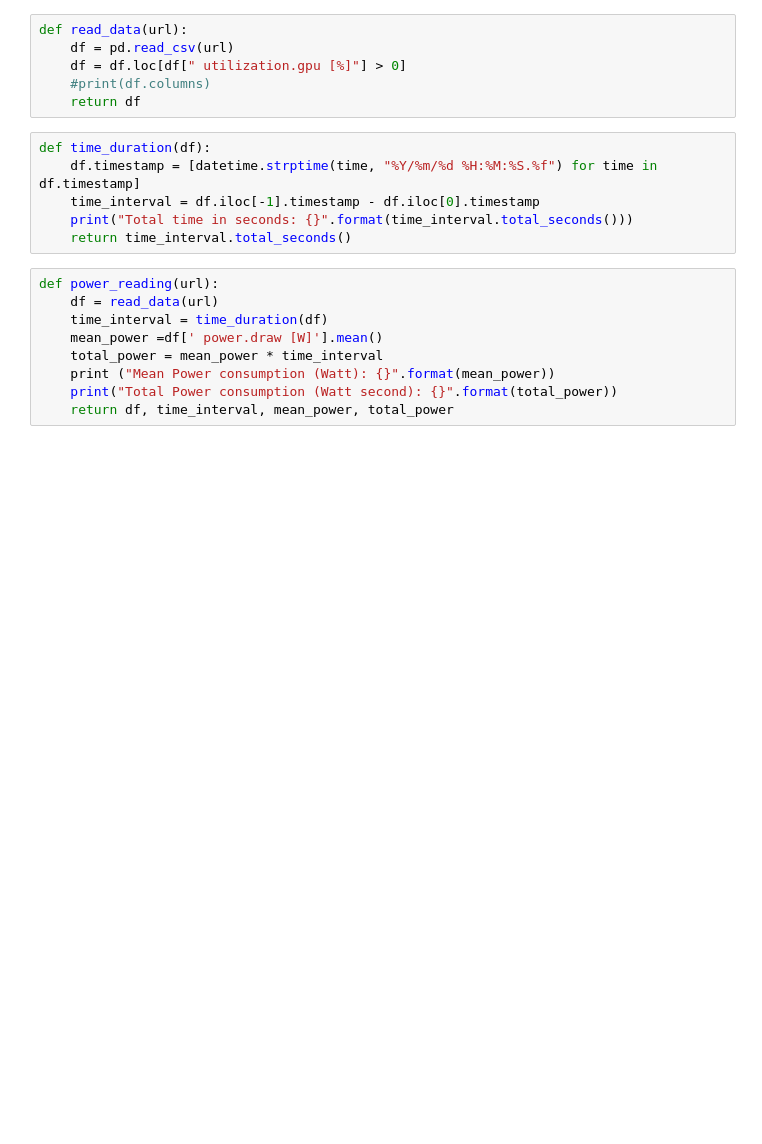
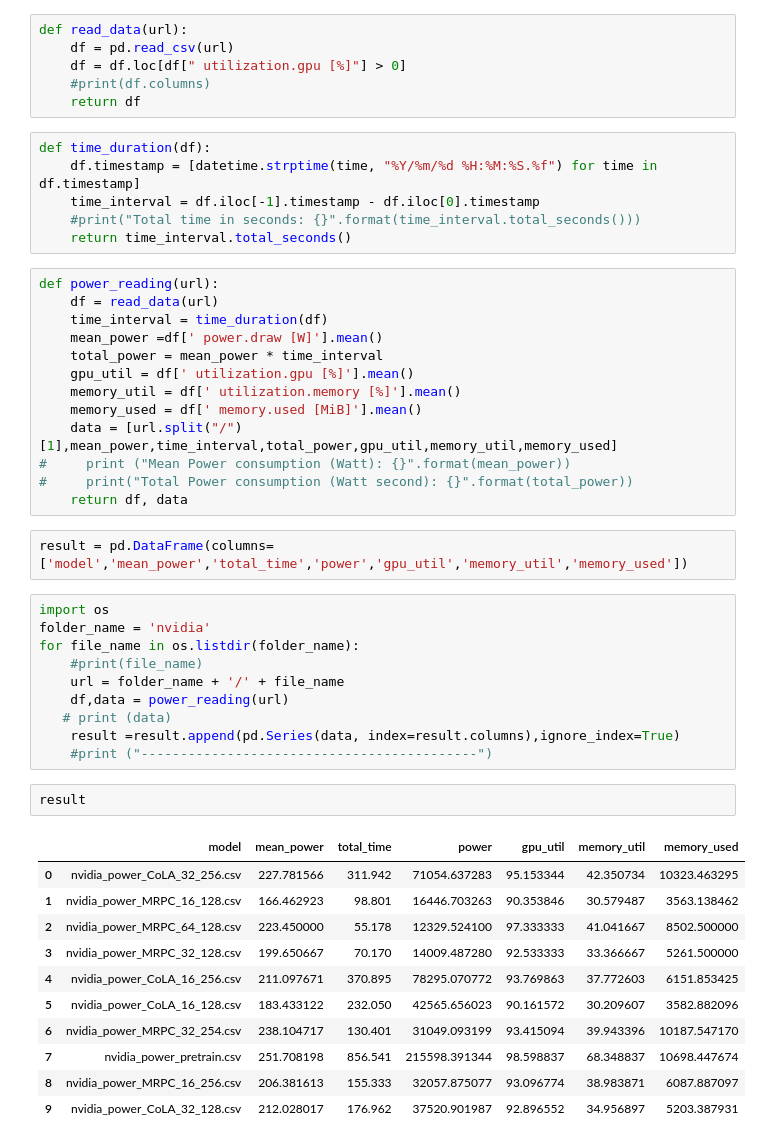
Before and after one commit to MScDissertation/NLP, a Jupyter notebook: nvidia-smi-data.ipynb, the cells around one changed output. Drawn from its saved outputs; the diff is of its cells as text; blank space fills up the shorter version.

```diff
--- a/nvidia-smi-data.ipynb
+++ b/nvidia-smi-data.ipynb
@@ -17,7 +18,7 @@ def read_data(url):
 def time_duration(df):
     df.timestamp = [datetime.strptime(time, "%Y/%m/%d %H:%M:%S.%f") for time in df.timestamp]
     time_interval = df.iloc[-1].timestamp - df.iloc[0].timestamp
-    print("Total time in seconds: {}".format(time_interval.total_seconds()))
+    #print("Total time in seconds: {}".format(time_interval.total_seconds()))
     return time_interval.total_seconds()
 # %%
 def power_reading(url):
@@ -25,7 +26,37 @@ def power_reading(url):
     time_interval = time_duration(df)
     mean_power =df[' power.draw [W]'].mean()
     total_power = mean_power * time_interval
-    print ("Mean Power consumption (Watt): {}".format(mean_power))
-    print("Total Power consumption (Watt second): {}".format(total_power))
-    return df, time_interval, mean_power, total_power
+    gpu_util = df[' utilization.gpu [%]'].mean()
+    memory_util = df[' utilization.memory [%]'].mean()
+    memory_used = df[' memory.used [MiB]'].mean()
+    data = [url.split("/")[1],mean_power,time_interval,total_power,gpu_util,memory_util,memory_used]
+#     print ("Mean Power consumption (Watt): {}".format(mean_power))
+#     print("Total Power consumption (Watt second): {}".format(total_power))
+    return df, data
+# %%
+result = pd.DataFrame(columns=['model','mean_power','total_time','power','gpu_util','memory_util','memory_used'])
+# %%
+import os
+folder_name = 'nvidia'
+for file_name in os.listdir(folder_name):
+    #print(file_name)
+    url = folder_name + '/' + file_name
+    df,data = power_reading(url)
+   # print (data)
+    result =result.append(pd.Series(data, index=result.columns),ignore_index=True)
+    #print ("-------------------------------------------")
+# %%
+result
+# %% [output]
+|  | model | mean_power | total_time | power | gpu_util | memory_util | memory_used |
+| 0 | nvidia_power_CoLA_32_256.csv | 227.781566 | 311.942 | 71054.637283 | 95.153344 | 42.350734 | 10323.463295 |
+| 1 | nvidia_power_MRPC_16_128.csv | 166.462923 | 98.801 | 16446.703263 | 90.353846 | 30.579487 | 3563.138462 |
+| 2 | nvidia_power_MRPC_64_128.csv | 223.450000 | 55.178 | 12329.524100 | 97.333333 | 41.041667 | 8502.500000 |
+| 3 | nvidia_power_MRPC_32_128.csv | 199.650667 | 70.170 | 14009.487280 | 92.533333 | 33.366667 | 5261.500000 |
+| 4 | nvidia_power_CoLA_16_256.csv | 211.097671 | 370.895 | 78295.070772 | 93.769863 | 37.772603 | 6151.853425 |
+| 5 | nvidia_power_CoLA_16_128.csv | 183.433122 | 232.050 | 42565.656023 | 90.161572 | 30.209607 | 3582.882096 |
+| 6 | nvidia_power_MRPC_32_254.csv | 238.104717 | 130.401 | 31049.093199 | 93.415094 | 39.943396 | 10187.547170 |
+| 7 | nvidia_power_pretrain.csv | 251.708198 | 856.541 | 215598.391344 | 98.598837 | 68.348837 | 10698.447674 |
+| 8 | nvidia_power_MRPC_16_256.csv | 206.381613 | 155.333 | 32057.875077 | 93.096774 | 38.983871 | 6087.887097 |
+| 9 | nvidia_power_CoLA_32_128.csv | 212.028017 | 176.962 | 37520.901987 | 92.896552 | 34.956897 | 5203.387931 |
 # %%
```
Also changed, not shown: parts of 6 cells of this notebook, 2 other files.
